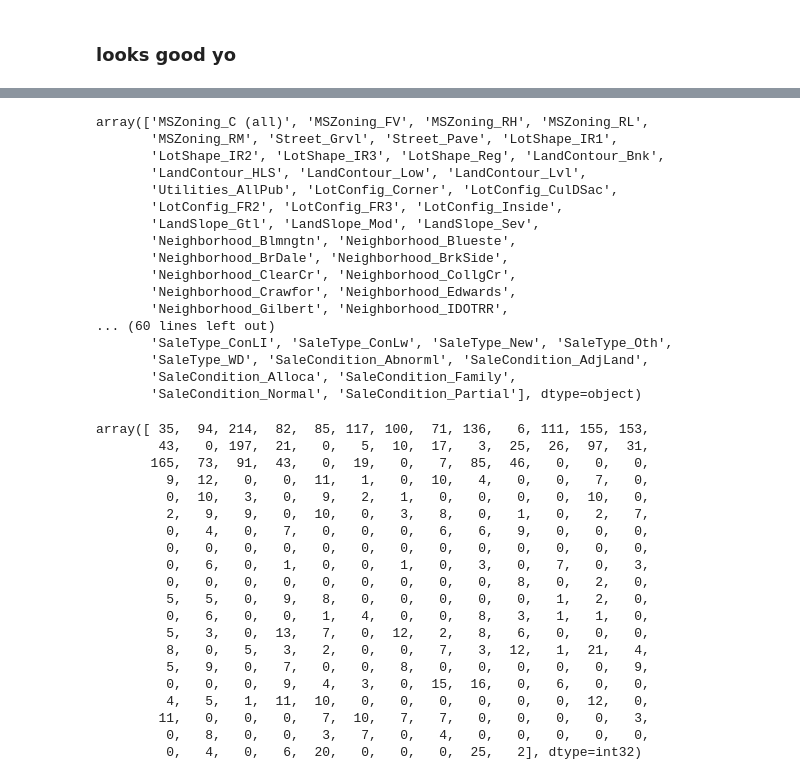
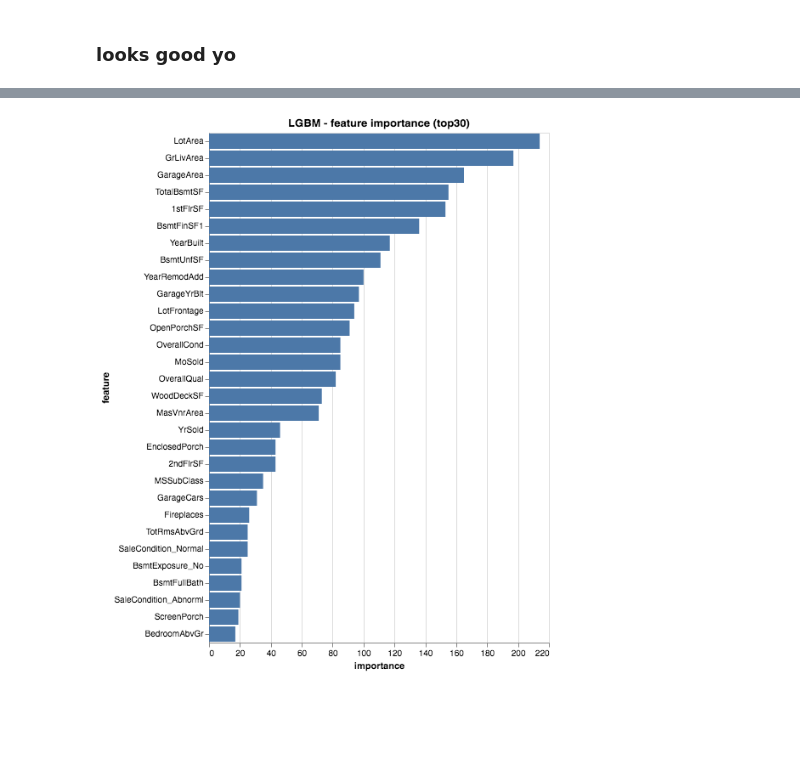
Before and after one commit to Zhang-Haipeng/house-price-prediction, a Jupyter notebook: src/base-model/base-model_Roc.ipynb, the cells around one changed output, grey strips where cells are left out. Cells and saved outputs as stored; diff of their text form; code cells hidden in the pictures; blank space fills up the shorter version.

Commit message:
investigate feature importance of LGBM base model

```diff
--- a/src/base-model/base-model_Roc.ipynb
+++ b/src/base-model/base-model_Roc.ipynb
@@ -179,58 +158,26 @@ ColumnTransformer(n_jobs=None, remainder='drop', sparse_threshold=0.3,
-# %%
-ppl['preprocessor'].transformers_[1][1]['ohe'].get_feature_names(cat_cols)
-# %% [output]
-array(['MSZoning_C (all)', 'MSZoning_FV', 'MSZoning_RH', 'MSZoning_RL',
-       'MSZoning_RM', 'Street_Grvl', 'Street_Pave', 'LotShape_IR1',
-       'LotShape_IR2', 'LotShape_IR3', 'LotShape_Reg', 'LandContour_Bnk',
-       'LandContour_HLS', 'LandContour_Low', 'LandContour_Lvl',
-       'Utilities_AllPub', 'LotConfig_Corner', 'LotConfig_CulDSac',
-       'LotConfig_FR2', 'LotConfig_FR3', 'LotConfig_Inside',
-       'LandSlope_Gtl', 'LandSlope_Mod', 'LandSlope_Sev',
-       'Neighborhood_Blmngtn', 'Neighborhood_Blueste',
-       'Neighborhood_BrDale', 'Neighborhood_BrkSide',
-       'Neighborhood_ClearCr', 'Neighborhood_CollgCr',
-       'Neighborhood_Crawfor', 'Neighborhood_Edwards',
-       'Neighborhood_Gilbert', 'Neighborhood_IDOTRR',
-... (60 lines left out)
-       'SaleType_ConLI', 'SaleType_ConLw', 'SaleType_New', 'SaleType_Oth',
-       'SaleType_WD', 'SaleCondition_Abnorml', 'SaleCondition_AdjLand',
-       'SaleCondition_Alloca', 'SaleCondition_Family',
-       'SaleCondition_Normal', 'SaleCondition_Partial'], dtype=object)
-# %%
-ppl.named_steps['']
-# %% [output]
-array([ 35,  94, 214,  82,  85, 117, 100,  71, 136,   6, 111, 155, 153,
-        43,   0, 197,  21,   0,   5,  10,  17,   3,  25,  26,  97,  31,
-       165,  73,  91,  43,   0,  19,   0,   7,  85,  46,   0,   0,   0,
-         9,  12,   0,   0,  11,   1,   0,  10,   4,   0,   0,   7,   0,
-         0,  10,   3,   0,   9,   2,   1,   0,   0,   0,   0,  10,   0,
-         2,   9,   9,   0,  10,   0,   3,   8,   0,   1,   0,   2,   7,
-         0,   4,   0,   7,   0,   0,   0,   6,   6,   9,   0,   0,   0,
-         0,   0,   0,   0,   0,   0,   0,   0,   0,   0,   0,   0,   0,
-         0,   6,   0,   1,   0,   0,   1,   0,   3,   0,   7,   0,   3,
-         0,   0,   0,   0,   0,   0,   0,   0,   0,   8,   0,   2,   0,
-         5,   5,   0,   9,   8,   0,   0,   0,   0,   0,   1,   2,   0,
-         0,   6,   0,   0,   1,   4,   0,   0,   8,   3,   1,   1,   0,
-         5,   3,   0,  13,   7,   0,  12,   2,   8,   6,   0,   0,   0,
-         8,   0,   5,   3,   2,   0,   0,   7,   3,  12,   1,  21,   4,
-         5,   9,   0,   7,   0,   0,   8,   0,   0,   0,   0,   0,   9,
-         0,   0,   0,   9,   4,   3,   0,  15,  16,   0,   6,   0,   0,
-         4,   5,   1,  11,  10,   0,   0,   0,   0,   0,   0,  12,   0,
-        11,   0,   0,   0,   7,  10,   7,   7,   0,   0,   0,   0,   3,
-         0,   8,   0,   0,   3,   7,   0,   4,   0,   0,   0,   0,   0,
-         0,   4,   0,   6,  20,   0,   0,   0,  25,   2], dtype=int32)
+# %%
+# get ohe column names
+ohe_col_names = ppl['preprocessor'].transformers_[1][1]['ohe'].get_feature_names(cat_cols)
+
+ftr_imptns = ppl['regressor'].feature_importances_
+
+assert len(num_cols) + len(ohe_col_names)  == len(ftr_imptns)
+
+mdl_col_names = num_cols + list(ohe_col_names)
 # %%
 # visualize LGBM important features
-model_LGBM = LGBMClassifier()
-model_LGBM.fit(X, y)
 
-ft_imptce = pd.DataFrame({"feature": ,
-             "importance": model_LGBM.feature_importances_})
-ft_imptce = ft_imptce.sort_values('importance', ascending = False).reset_index(drop=True)
+ftr_imptns_df = pd.DataFrame({"feature": mdl_col_names,
+             "importance": ftr_imptns})
+ftr_imptns_df = ftr_imptns_df.sort_values('importance', ascending = False).reset_index(drop=True)
 
-n = 20 # how many top features to display in the plot
-bars = alt.Chart(ft_imptce.iloc[:n, :]).mark_bar().encode(
+n = 30 # how many top features to display in the plot
+bars = alt.Chart(ftr_imptns_df.iloc[:n, :]).mark_bar().encode(
     x='importance:Q',
     y=alt.Y('feature:O', sort='-x')
 )
-bars
+bars.properties(
+    title="LGBM - feature importance (top30)"
+)
+# %% [output]
+[figure, added]
```
Also changed, not shown: parts of 3 cells of this notebook.
